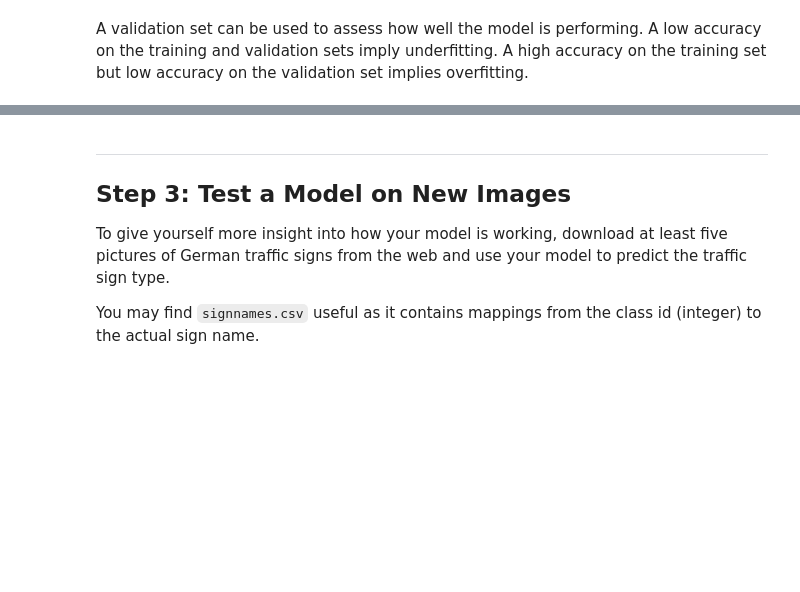
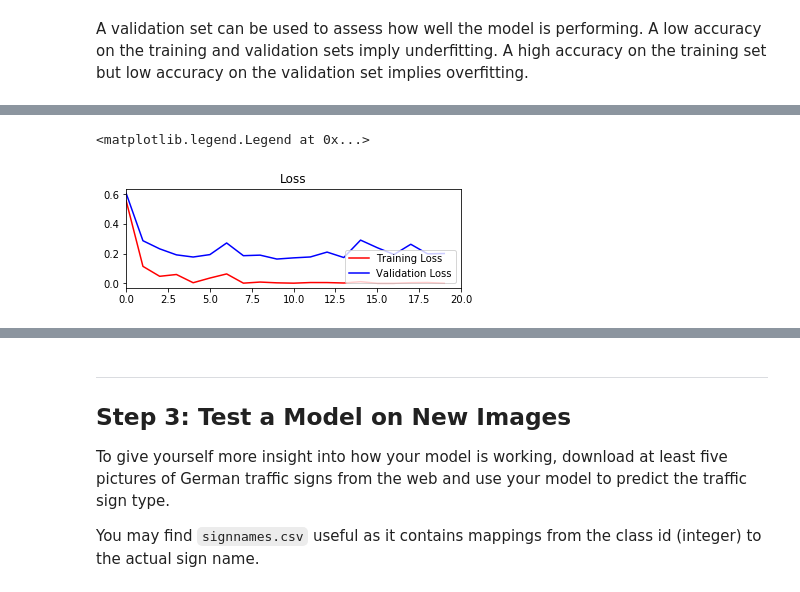
Before and after one commit to romkof/CarND-Traffic-Sign-Classifier-Project, a Jupyter notebook: Traffic_Sign_Classifier.ipynb, the cells around one changed output, grey strips where cells are left out. Saved outputs shown, nothing was run; the diff lists cells and outputs as text; code cells hidden in the pictures; blank space fills up the shorter version.

Commit message:
added trained model

```diff
--- a/Traffic_Sign_Classifier.ipynb
+++ b/Traffic_Sign_Classifier.ipynb
@@ -212,19 +220,19 @@ def network(x, keep_prob):
     sigma = 0.1
 
 
-    #Layer 1: Convolutional. Input = 32x32x1. Output = 28x28x16.
-    conv1_W = tf.Variable(tf.truncated_normal(shape=(5, 5, 1, 16), mean = mu, stddev = sigma))
-    conv1_b = tf.Variable(tf.zeros(16))
+    #Layer 1: Convolutional. Input = 32x32x1. Output = 28x28x8.
+    conv1_W = tf.Variable(tf.truncated_normal(shape=(5, 5, 1, 8), mean = mu, stddev = sigma))
+    conv1_b = tf.Variable(tf.zeros(8))
     conv1   = tf.nn.conv2d(x, conv1_W, strides=[1, 1, 1, 1], padding='VALID') + conv1_b
 
     # Activation.
     conv1 = tf.nn.relu(conv1)
 
-    # Pooling. Input = 28x28x16. Output = 14x14x16.
+    # Pooling. Input = 28x28x8. Output = 14x14x8
     conv1 = tf.nn.max_pool(conv1, ksize=[1, 2, 2, 1], strides=[1, 2, 2, 1], padding='VALID')
 
-    # Layer 2: Convolutional.Input = = 14x14x16 Output = 10x10x32.
-    conv2_W = tf.Variable(tf.truncated_normal(shape=(5, 5, 16, 32), mean = mu, stddev = sigma))
+    # Layer 2: Convolutional.Input = = 14x14x8 Output = 10x10x32.
+    conv2_W = tf.Variable(tf.truncated_normal(shape=(5, 5, 8, 32), mean = mu, stddev = sigma))
     conv2_b = tf.Variable(tf.zeros(32))
     conv2   = tf.nn.conv2d(conv1, conv2_W, strides=[1, 1, 1, 1], padding='VALID') + conv2_b
 
@@ -237,7 +245,7 @@ def network(x, keep_prob):
     # Flatten. Input = 5x5x32. Output = 800.
     fc0   = flatten(conv2)
 
-    # Layer 3: Fully Connected. Input = 400. Output = 120.
+    # Layer 3: Fully Connected. Input = 800. Output = 400.
     fc1_W = tf.Variable(tf.truncated_normal(shape=(800, 400), mean = mu, stddev = sigma))
     fc1_b = tf.Variable(tf.zeros(400))
     fc1   = tf.matmul(fc0, fc1_W) + fc1_b
@@ -246,7 +254,7 @@ def network(x, keep_prob):
     fc1    = tf.nn.relu(fc1)
     fc1 =  tf.nn.dropout(fc1, keep_prob)
 
-    # Layer 4: Fully Connected. Input = 400. Output = 84.
+    # Layer 4: Fully Connected. Input = 400. Output = 100.
     fc2_W  = tf.Variable(tf.truncated_normal(shape=(400, 100), mean = mu, stddev = sigma))
     fc2_b  = tf.Variable(tf.zeros(100))
     fc2    = tf.matmul(fc1, fc2_W) + fc2_b
@@ -255,7 +263,7 @@ def network(x, keep_prob):
     fc2    = tf.nn.relu(fc2)
     fc2 =  tf.nn.dropout(fc2, keep_prob)
 
-    # Layer 5: Fully Connected. Input = 84. Output = 43
+    # Layer 5: Fully Connected. Input = 100. Output = 43
     fc3_W  = tf.Variable(tf.truncated_normal(shape=(100, 43), mean = mu, stddev = sigma))
     fc3_b  = tf.Variable(tf.zeros(43))
     logits = tf.matmul(fc2, fc3_W) + fc3_b
@@ -265,7 +273,7 @@ def network(x, keep_prob):
 from sklearn.utils import shuffle
 
 rate = 0.001
-EPOCHS = 50
+EPOCHS = 20
 BATCH_SIZE = 128
 dropout = 0.7
 
@@ -352,18 +378,10 @@ with tf.Session() as sess:
 # %%
 loss_plot = plt.subplot(2,1,1)
 loss_plot.set_title('Loss')
 loss_plot.plot(train_loss_history, 'r', label='Training Loss')
 loss_plot.plot(valid_loss_history, 'b', label='Validation Loss')
 loss_plot.set_xlim([0, EPOCHS])
 loss_plot.legend(loc=4)
-loss_plot.show
-
-
-
-acc_plot = plt.subplot(2,1,1)
-acc_plot.set_title('Loss')
-acc_plot.plot(train_acc_history, 'r', label='Training Accuracy')
-acc_plot.plot(vaild_acc_history, 'b', label='Validation Accuracy')
-acc_plot.set_xlim([0, EPOCHS])
-acc_plot.legend(loc=4)
-acc_plot.show
+# %% [output]
+<matplotlib.legend.Legend at 0x...>
+[figure, added]
```
Also changed, not shown: parts of 6 cells of this notebook.
